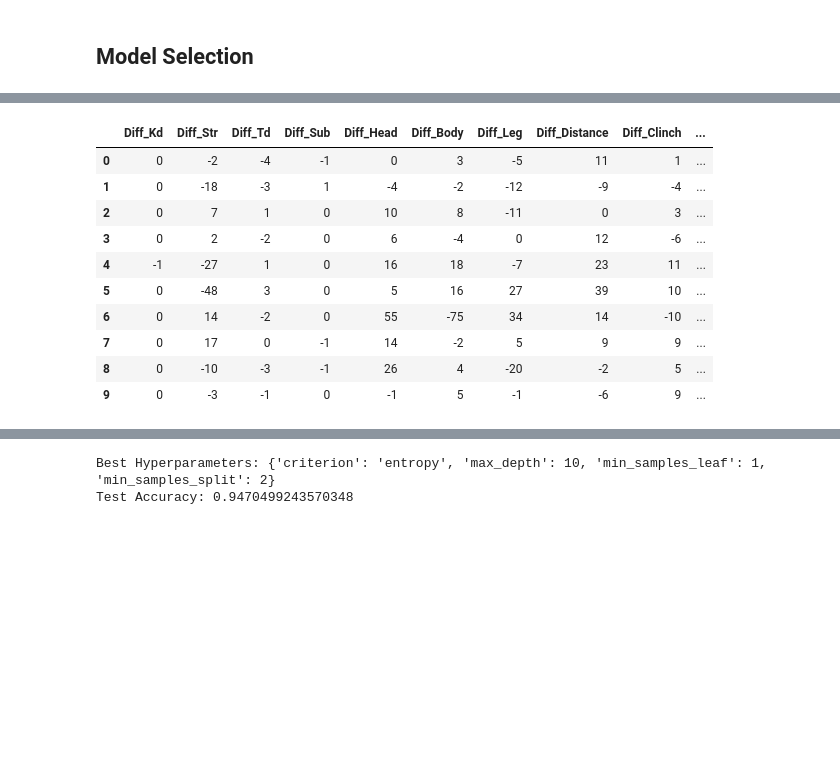
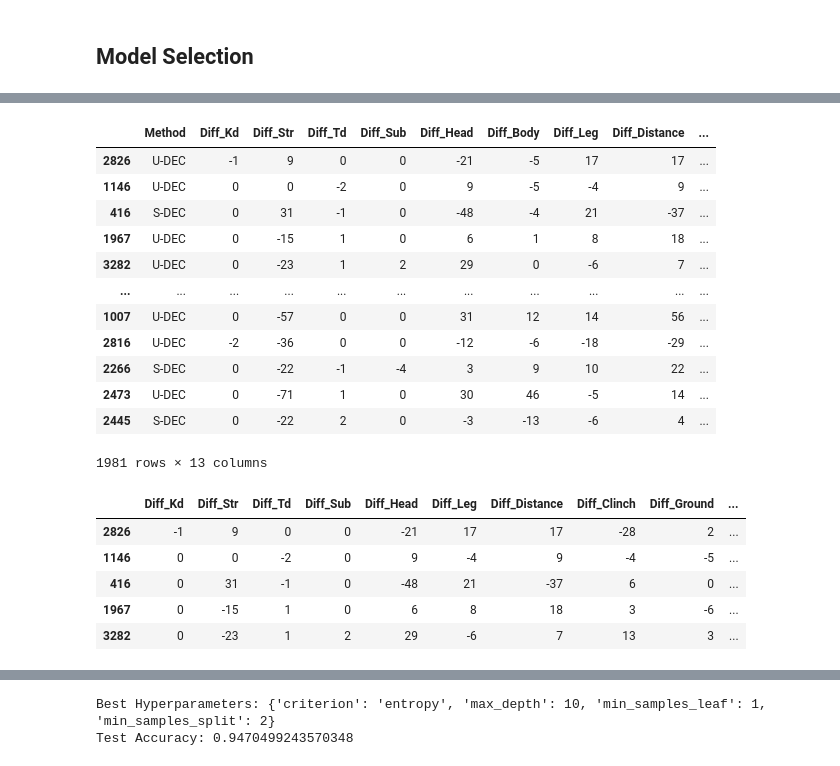
Before and after one commit to jcollopy-tulane/jcollopy-tulane.github.io, a Jupyter notebook: UFC_Fight_Project.ipynb, the cells around one changed output, grey strips where cells are left out. Drawn from its saved outputs; the diff is of its cells as text; code cells hidden in the pictures; blank space fills up the shorter version.

```diff
--- a/UFC_Fight_Project.ipynb
+++ b/UFC_Fight_Project.ipynb
@@ -1335,0 +1311,3 @@ data.head()
+# %%
+data = pd.read_csv("model_data_1.csv")
+data
@@ -1340,16 +1345,42 @@ y = data.iloc[:, -1]
+# %%
+import sklearn
+from sklearn.model_selection import train_test_split
+
+train, test = train_test_split(data,
+                               test_size=0.4,
+                               stratify=data["Method"],
+                              random_state = 42)
+# %%
+train
+# %% [output]
+|  | Method | Diff_Kd | Diff_Str | Diff_Td | Diff_Sub | Diff_Head | Diff_Body | Diff_Leg | Diff_Distance | ... |
+| 2826 | U-DEC | -1 | 9 | 0 | 0 | -21 | -5 | 17 | 17 | ... |
+| 1146 | U-DEC | 0 | 0 | -2 | 0 | 9 | -5 | -4 | 9 | ... |
+| 416 | S-DEC | 0 | 31 | -1 | 0 | -48 | -4 | 21 | -37 | ... |
+| 1967 | U-DEC | 0 | -15 | 1 | 0 | 6 | 1 | 8 | 18 | ... |
+| 3282 | U-DEC | 0 | -23 | 1 | 2 | 29 | 0 | -6 | 7 | ... |
+| ... | ... | ... | ... | ... | ... | ... | ... | ... | ... | ... |
+| 1007 | U-DEC | 0 | -57 | 0 | 0 | 31 | 12 | 14 | 56 | ... |
+| 2816 | U-DEC | -2 | -36 | 0 | 0 | -12 | -6 | -18 | -29 | ... |
+| 2266 | S-DEC | 0 | -22 | -1 | -4 | 3 | 9 | 10 | 22 | ... |
+| 2473 | U-DEC | 0 | -71 | 1 | 0 | 30 | 46 | -5 | 14 | ... |
+| 2445 | S-DEC | 0 | -22 | 2 | 0 | -3 | -13 | -6 | 4 | ... |
+1981 rows × 13 columns
+# %%
+X_train = train[["Diff_Kd", "Diff_Str", "Diff_Td", "Diff_Sub", "Diff_Head", "Diff_Leg",
+               "Diff_Distance", "Diff_Clinch", "Diff_Ground", "Diff_Ctrl"]]
+y_train = train["Fighter_1_W"]
+X_test = test[["Diff_Kd", "Diff_Str", "Diff_Td", "Diff_Sub", "Diff_Head", "Diff_Leg",
+               "Diff_Distance", "Diff_Clinch", "Diff_Ground", "Diff_Ctrl"]]
+y_test = test["Fighter_1_W"]
 # %%
-X.head(10)
+X_train.head()
 # %% [output]
-|  | Diff_Kd | Diff_Str | Diff_Td | Diff_Sub | Diff_Head | Diff_Body | Diff_Leg | Diff_Distance | Diff_Clinch | ... |
-| 0 | 0 | -2 | -4 | -1 | 0 | 3 | -5 | 11 | 1 | ... |
-| 1 | 0 | -18 | -3 | 1 | -4 | -2 | -12 | -9 | -4 | ... |
-| 2 | 0 | 7 | 1 | 0 | 10 | 8 | -11 | 0 | 3 | ... |
-| 3 | 0 | 2 | -2 | 0 | 6 | -4 | 0 | 12 | -6 | ... |
-| 4 | -1 | -27 | 1 | 0 | 16 | 18 | -7 | 23 | 11 | ... |
-| 5 | 0 | -48 | 3 | 0 | 5 | 16 | 27 | 39 | 10 | ... |
-| 6 | 0 | 14 | -2 | 0 | 55 | -75 | 34 | 14 | -10 | ... |
-| 7 | 0 | 17 | 0 | -1 | 14 | -2 | 5 | 9 | 9 | ... |
-| 8 | 0 | -10 | -3 | -1 | 26 | 4 | -20 | -2 | 5 | ... |
-| 9 | 0 | -3 | -1 | 0 | -1 | 5 | -1 | -6 | 9 | ... |
+|  | Diff_Kd | Diff_Str | Diff_Td | Diff_Sub | Diff_Head | Diff_Leg | Diff_Distance | Diff_Clinch | Diff_Ground | ... |
+| 2826 | -1 | 9 | 0 | 0 | -21 | 17 | 17 | -28 | 2 | ... |
+| 1146 | 0 | 0 | -2 | 0 | 9 | -4 | 9 | -4 | -5 | ... |
+| 416 | 0 | 31 | -1 | 0 | -48 | 21 | -37 | 6 | 0 | ... |
+| 1967 | 0 | -15 | 1 | 0 | 6 | 8 | 18 | 3 | -6 | ... |
+| 3282 | 0 | -23 | 1 | 2 | 29 | -6 | 7 | 13 | 3 | ... |
 # %%
 # Checking for Correlation Among Predictors
```
Also changed, not shown: parts of 36 cells of this notebook, 1 other file.
